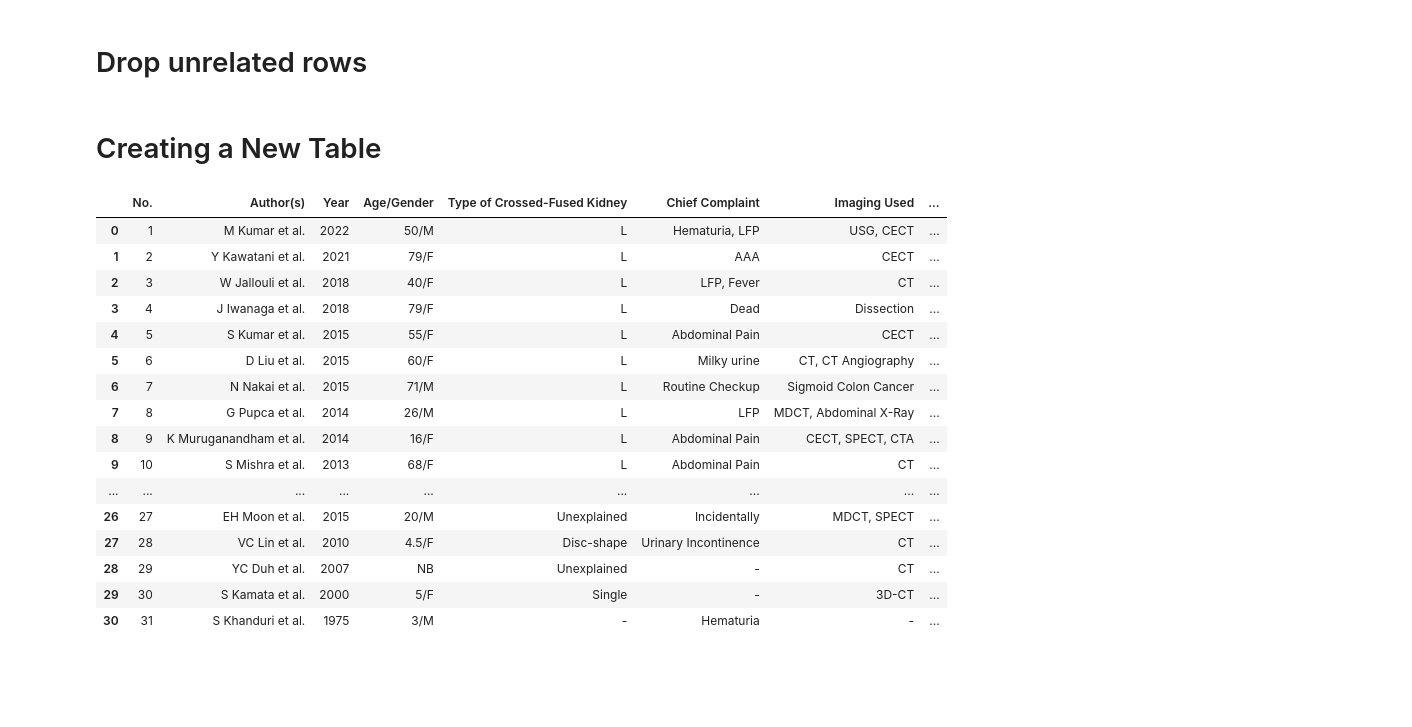
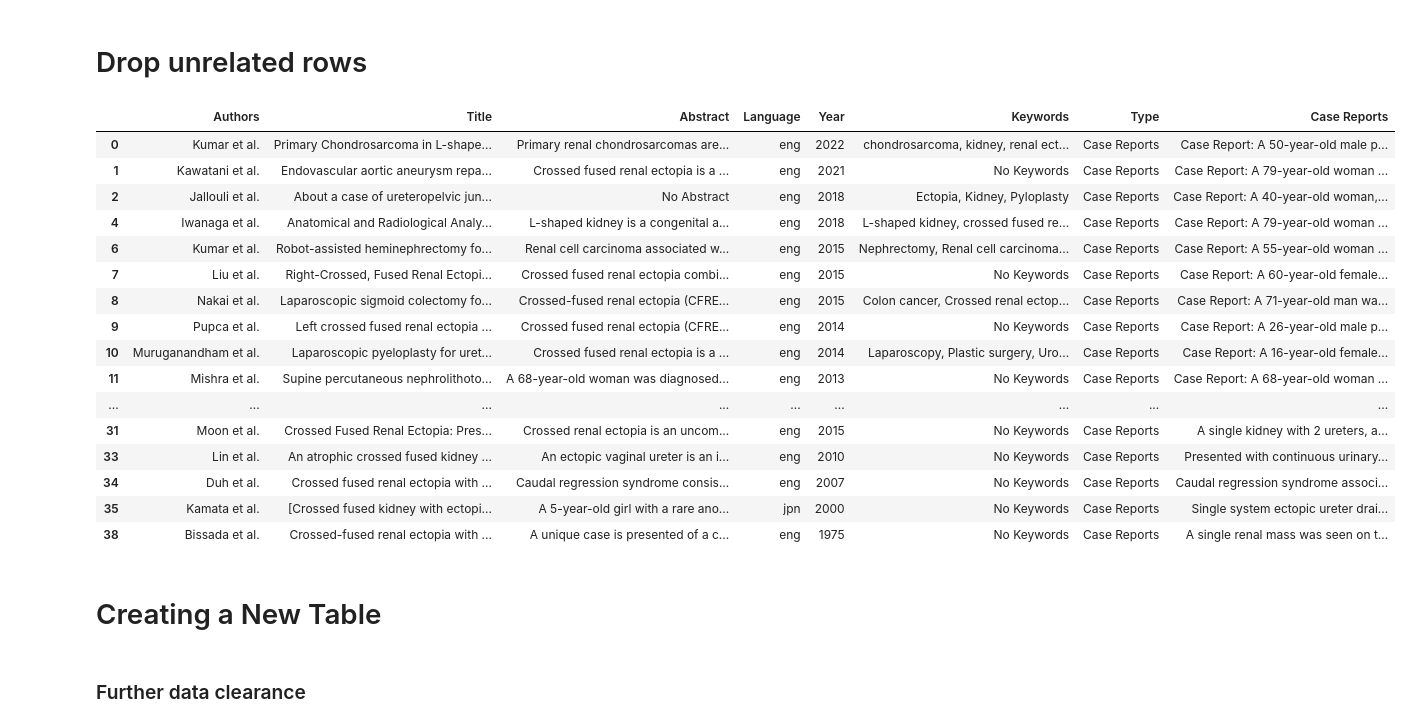
Before and after one commit to mirsadra/crossed-fused-renal-ectopia, a Jupyter notebook: Final.ipynb, the cells around one changed output. Cells and saved outputs as stored; diff of their text form; code cells hidden in the pictures; blank space fills up the shorter version.

```diff
--- a/Final.ipynb
+++ b/Final.ipynb
@@ -176,6 +174,26 @@ df['Case Reports'] = case_details
 # %%
 # Drop X and Cat rows under Case Reports:
 df = df[~df['Case Reports'].isin(["X", "Cat"])]
+# %%
+df
+# %% [output]
+|  | Authors | Title | Abstract | Language | Year | Keywords | Type | Case Reports |
+| 0 | Kumar et al. | Primary Chondrosarcoma in L-shape... | Primary renal chondrosarcomas are... | eng | 2022 | chondrosarcoma, kidney, renal ect... | Case Reports | Case Report: A 50-year-old male p... |
+| 1 | Kawatani et al. | Endovascular aortic aneurysm repa... | Crossed fused renal ectopia is a ... | eng | 2021 | No Keywords | Case Reports | Case Report: A 79-year-old woman ... |
+| 2 | Jallouli et al. | About a case of ureteropelvic jun... | No Abstract | eng | 2018 | Ectopia, Kidney, Pyloplasty | Case Reports | Case Report: A 40-year-old woman,... |
+| 4 | Iwanaga et al. | Anatomical and Radiological Analy... | L-shaped kidney is a congenital a... | eng | 2018 | L-shaped kidney, crossed fused re... | Case Reports | Case Report: A 79-year-old woman ... |
+| 6 | Kumar et al. | Robot-assisted heminephrectomy fo... | Renal cell carcinoma associated w... | eng | 2015 | Nephrectomy, Renal cell carcinoma... | Case Reports | Case Report: A 55-year-old woman ... |
+| 7 | Liu et al. | Right-Crossed, Fused Renal Ectopi... | Crossed fused renal ectopia combi... | eng | 2015 | No Keywords | Case Reports | Case Report: A 60-year-old female... |
+| 8 | Nakai et al. | Laparoscopic sigmoid colectomy fo... | Crossed-fused renal ectopia (CFRE... | eng | 2015 | Colon cancer, Crossed renal ectop... | Case Reports | Case Report: A 71-year-old man wa... |
+| 9 | Pupca et al. | Left crossed fused renal ectopia ... | Crossed fused renal ectopia (CFRE... | eng | 2014 | No Keywords | Case Reports | Case Report: A 26-year-old male p... |
+| 10 | Muruganandham et al. | Laparoscopic pyeloplasty for uret... | Crossed fused renal ectopia is a ... | eng | 2014 | Laparoscopy, Plastic surgery, Uro... | Case Reports | Case Report: A 16-year-old female... |
+| 11 | Mishra et al. | Supine percutaneous nephrolithoto... | A 68-year-old woman was diagnosed... | eng | 2013 | No Keywords | Case Reports | Case Report: A 68-year-old woman ... |
+| ... | ... | ... | ... | ... | ... | ... | ... | ... |
+| 31 | Moon et al. | Crossed Fused Renal Ectopia: Pres... | Crossed renal ectopia is an uncom... | eng | 2015 | No Keywords | Case Reports | A single kidney with 2 ureters, a... |
+| 33 | Lin et al. | An atrophic crossed fused kidney ... | An ectopic vaginal ureter is an i... | eng | 2010 | No Keywords | Case Reports | Presented with continuous urinary... |
+| 34 | Duh et al. | Crossed fused renal ectopia with ... | Caudal regression syndrome consis... | eng | 2007 | No Keywords | Case Reports | Caudal regression syndrome associ... |
+| 35 | Kamata et al. | [Crossed fused kidney with ectopi... | A 5-year-old girl with a rare ano... | jpn | 2000 | No Keywords | Case Reports | Single system ectopic ureter drai... |
+| 38 | Bissada et al. | Crossed-fused renal ectopia with ... | A unique case is presented of a c... | eng | 1975 | No Keywords | Case Reports | A single renal mass was seen on t... |
 # %% [markdown]
 # Creating a New Table
 # %%
@@ -260,23 +280,5 @@ data = {
 # NB: New Born
 # %%
 df_data = pd.DataFrame(data)
-# %%
-df_data
-# %% [output]
-|  | No. | Author(s) | Year | Age/Gender | Type of Crossed-Fused Kidney | Chief Complaint | Imaging Used | ... |
-| 0 | 1 | M Kumar et al. | 2022 | 50/M | L | Hematuria, LFP | USG, CECT | ... |
-| 1 | 2 | Y Kawatani et al. | 2021 | 79/F | L | AAA | CECT | ... |
-| 2 | 3 | W Jallouli et al. | 2018 | 40/F | L | LFP, Fever | CT | ... |
-| 3 | 4 | J Iwanaga et al. | 2018 | 79/F | L | Dead | Dissection | ... |
-| 4 | 5 | S Kumar et al. | 2015 | 55/F | L | Abdominal Pain | CECT | ... |
-| 5 | 6 | D Liu et al. | 2015 | 60/F | L | Milky urine | CT, CT Angiography | ... |
-| 6 | 7 | N Nakai et al. | 2015 | 71/M | L | Routine Checkup | Sigmoid Colon Cancer | ... |
-| 7 | 8 | G Pupca et al. | 2014 | 26/M | L | LFP | MDCT, Abdominal X-Ray | ... |
-| 8 | 9 | K Muruganandham et al. | 2014 | 16/F | L | Abdominal Pain | CECT, SPECT, CTA | ... |
-| 9 | 10 | S Mishra et al. | 2013 | 68/F | L | Abdominal Pain | CT | ... |
-| ... | ... | ... | ... | ... | ... | ... | ... | ... |
-| 26 | 27 | EH Moon et al. | 2015 | 20/M | Unexplained | Incidentally | MDCT, SPECT | ... |
-| 27 | 28 | VC Lin et al. | 2010 | 4.5/F | Disc-shape | Urinary Incontinence | CT | ... |
-| 28 | 29 | YC Duh et al. | 2007 | NB | Unexplained | - | CT | ... |
-| 29 | 30 | S Kamata et al. | 2000 | 5/F | Single | - | 3D-CT | ... |
-| 30 | 31 | S Khanduri et al. | 1975 | 3/M | - | Hematuria | - | ... |
+# %% [markdown]
+### Further data clearance
```
Also changed, not shown: parts of 9 cells of this notebook.
